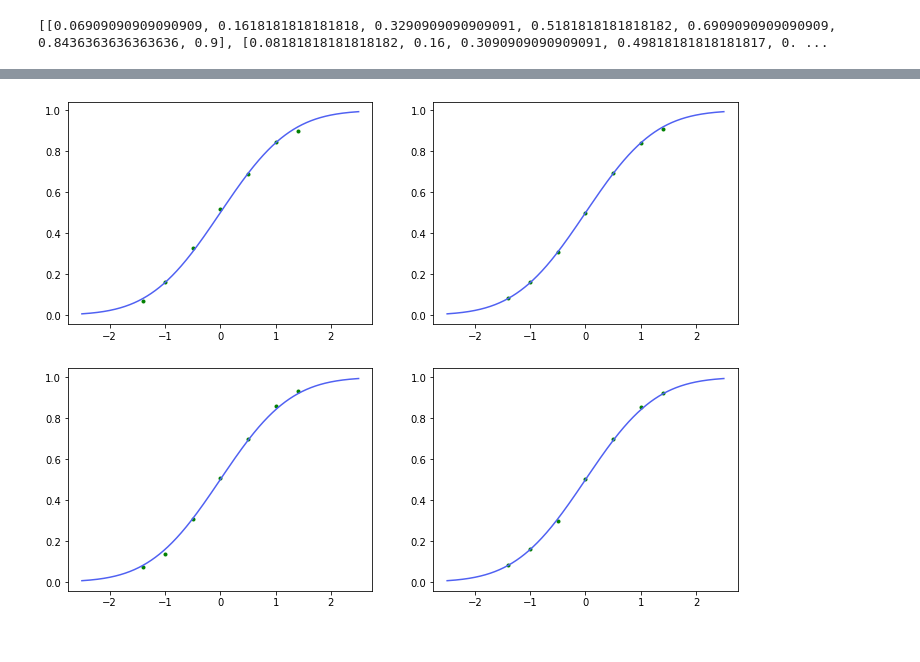
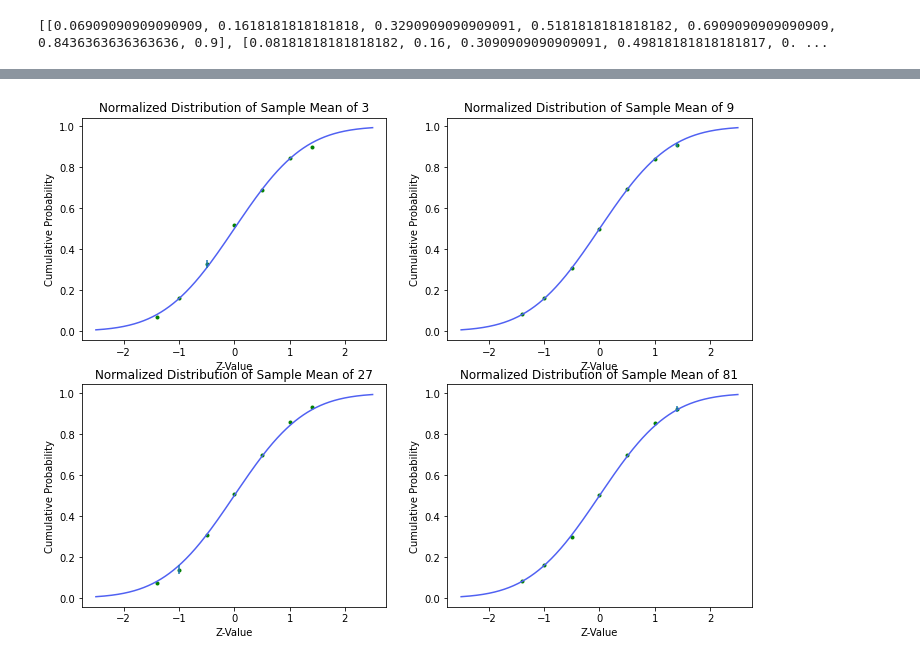
Before and after one commit to Ravocado/Probability-Project-3, a Jupyter notebook: CLTAnalysis.ipynb, the cells around one changed output, grey strips where cells are left out. Drawn from its saved outputs; the diff is of its cells as text; code cells hidden in the pictures.

Commit message:
finished figures I think

```diff
--- a/CLTAnalysis.ipynb
+++ b/CLTAnalysis.ipynb
@@ -69,0 +72,12 @@ print(standCDFs)
+# %%
+eventsCDF = ss.norm.cdf(events)
+print(eventsCDF)
+absoluteDiffs = []
+for n in standCDFs:
+    absoluteDiffs.append(np.abs(eventsCDF - n))
+
+mADs = []
+for list in absoluteDiffs:
+    mADs.append(max(list))
+print(absoluteDiffs)
+print(mADs)
@@ -70,28 +93,43 @@ print(standCDFs)
 # %%
-import scipy.stats as ss
-
 normX = np.linspace(-2.5, 2.5, 1000)
 normY = ss.norm.cdf(normX)
 
 plt.figure(figsize = (12, 9))
 plt.subplot(2, 2, 1)
 plt.plot(normX, normY, color = "#5061F2")
 for i in range(len(events)):
     plt.scatter(events[i], standCDFs[0][i], color = "green", marker = '.')
+plt.errorbar(events[2], standCDFs[0][2], yerr = mADs[0])
+plt.ylabel("Cumulative Probability")
+plt.xlabel("Z-Value")
+plt.title("Normalized Distribution of Sample Mean of 3")
 
 plt.subplot(2, 2, 2)
 plt.plot(normX, normY, color = "#5061F2")
 for i in range(len(events)):
     plt.scatter(events[i], standCDFs[1][i], color = "green", marker = '.')
+plt.errorbar(events[6], standCDFs[1][6], yerr = mADs[1])
+plt.ylabel("Cumulative Probability")
+plt.xlabel("Z-Value")
+plt.title("Normalized Distribution of Sample Mean of 9")
 
 plt.subplot(2, 2, 3)
 plt.plot(normX, normY, color = "#5061F2")
 for i in range(len(events)):
     plt.scatter(events[i], standCDFs[2][i], color = "green", marker = '.')
+plt.errorbar(events[1], standCDFs[2][1], yerr = mADs[2])
+plt.ylabel("Cumulative Probability")
+plt.xlabel("Z-Value")
+plt.title("Normalized Distribution of Sample Mean of 27")
 
 plt.subplot(2, 2, 4)
 plt.plot(normX, normY, color = "#5061F2")
 for i in range(len(events)):
     plt.scatter(events[i], standCDFs[3][i], color = "green", marker = '.')
+plt.errorbar(events[6], standCDFs[3][6], yerr = mADs[3])
+plt.ylabel("Cumulative Probability")
+plt.xlabel("Z-Value")
+plt.title("Normalized Distribution of Sample Mean of 81")
+plt.savefig('./figures/Normalized-CDFs')
 # %% [output]
-[figure, old version]
+[figure, new version]
```
Also changed, not shown: parts of 2 cells of this notebook, 6 other files.
